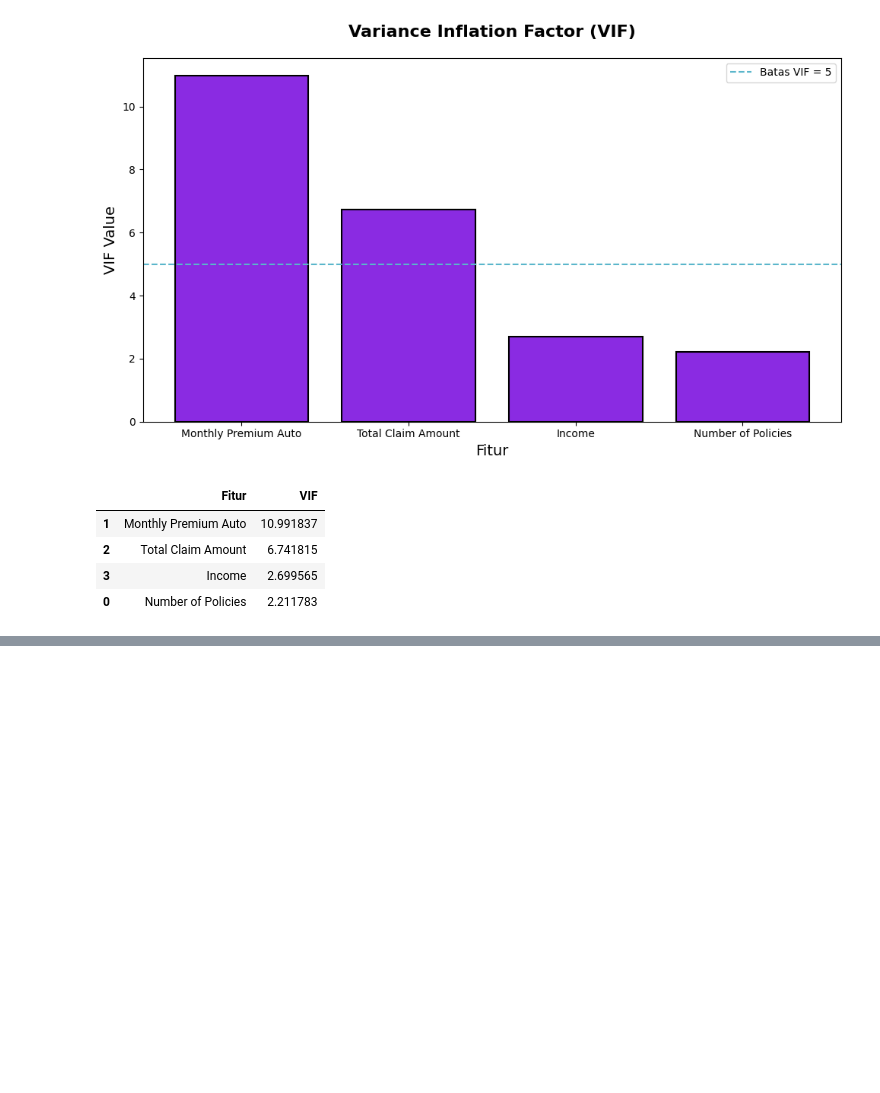
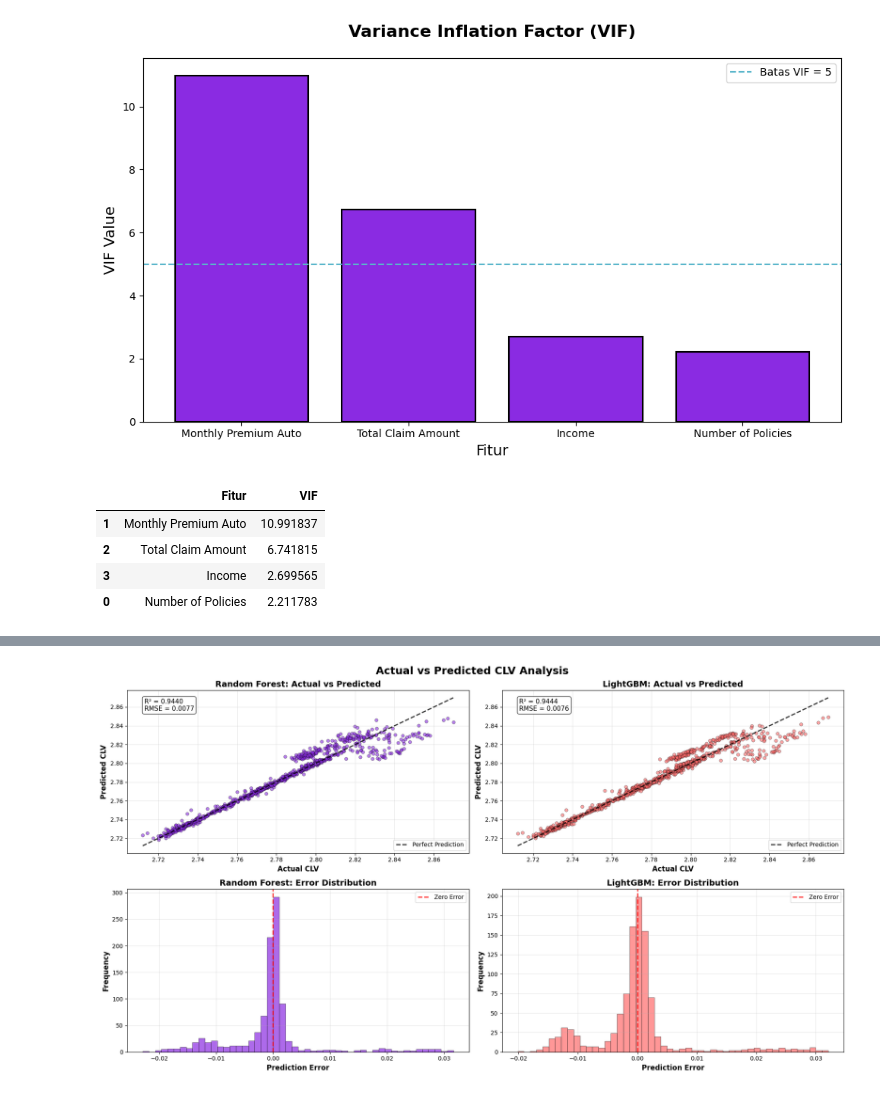
Before and after one commit to BagasNuryaman15/Capstone-2-SatriaDirgantaraN, a Jupyter notebook: Notebook.ipynb, the cells around one changed output, grey strips where cells are left out. Drawn from its saved outputs; the diff is of its cells as text; code cells hidden in the pictures; blank space fills up the shorter version.

```diff
--- a/Notebook.ipynb
+++ b/Notebook.ipynb
@@ -840,0 +1923,78 @@ Tapi jika dilihat dari sudut pandang bisnis dan logika domain, kedua fitur ini j
+# %%
+# Visualisasi Actual vs Predicted CLV
+# Model terbaik kita
+best_models = {
+    'Random Forest': trained_models['Random Forest'],
+    'LightGBM': trained_models['LightGBM']
+}
+
+# Setup figure
+fig, axes = plt.subplots(2, 2, figsize=(18, 10))
+fig.suptitle('Actual vs Predicted CLV Analysis', fontsize=18, fontweight='bold', y=0.98)
+
+colors = ['#8A2BE2', '#FF6B6B']
+
+for i, (model_name, model) in enumerate(best_models.items()):
+    # Prediksi untuk test set
+    y_pred = model.predict(X_test)
+
+    # Scatter plot Actual vs Prediksi
+    axes[0, i].scatter(y_test, y_pred, alpha=0.6, color=colors[i], s=30, edgecolor='black', linewidth=0.5)
+
+    # Prediksi Sempurna line
+    min_val = min(y_test.min(), y_pred.min())
+    max_val = max(y_test.max(), y_pred.max())
+    axes[0, i].plot([min_val, max_val], [min_val, max_val], 'k--', linewidth=2, alpha=0.8, label='Perfect Prediction')
+
+    # Styling scatter plot
+    axes[0, i].set_xlabel('Actual CLV', fontsize=12, fontweight='bold')
+    axes[0, i].set_ylabel('Predicted CLV', fontsize=12, fontweight='bold')
+    axes[0, i].set_title(f'{model_name}: Actual vs Predicted', fontsize=14, fontweight='bold')
+    axes[0, i].grid(True, alpha=0.3)
+    axes[0, i].legend()
+
+    # Menambahkan metrik R2 dan RMSE di plot
+    r2 = r2_score(y_test, y_pred)
+    rmse = np.sqrt(mean_squared_error(y_test, y_pred))
+    axes[0, i].text(0.05, 0.95, f'R² = {r2:.4f}\nRMSE = {rmse:.4f}',
+                    transform=axes[0, i].transAxes, fontsize=11,
+                    verticalalignment='top', bbox=dict(boxstyle='round', facecolor='white', alpha=0.8))
+
+    # Distribution of prediction errors (Residuals)
+    errors = y_test - y_pred
+    axes[1, i].hist(errors, bins=50, alpha=0.7, color=colors[i], edgecolor='black', linewidth=0.5)
+    axes[1, i].axvline(0, color='red', linestyle='--', linewidth=2, alpha=0.8, label='Zero Error')
+    axes[1, i].set_xlabel('Prediction Error', fontsize=12, fontweight='bold')
+    axes[1, i].set_ylabel('Frequency', fontsize=12, fontweight='bold')
+    axes[1, i].set_title(f'{model_name}: Error Distribution', fontsize=14, fontweight='bold')
+    axes[1, i].grid(True, alpha=0.3)
+    axes[1, i].legend()
+
+    # Statistik error
+    print(f'\n{model_name} ERROR STATISTICS:')
+    print(f'  Mean Error: {np.mean(errors):.6f}')
+    print(f'  Std Error: {np.std(errors):.6f}')
+    print(f'  Max Error: {np.max(np.abs(errors)):.6f}')
+    print(f'  95% of errors within: ±{np.percentile(np.abs(errors), 95):.6f}')
+
+plt.tight_layout()
+plt.show()
+
+# Sample Prediksi vs Actual CLV
+print('\nSAMPLE PREDICTIONS COMPARISON:')
+print('-' * 40)
+sample_indices = np.random.choice(len(y_test), 10, replace=False)
+
+comparison_data = {
+    'Index': sample_indices,
+    'Actual CLV': y_test.iloc[sample_indices].values,
+    'Random Forest Pred': trained_models['Random Forest'].predict(X_test.iloc[sample_indices]),
+    'LightGBM Pred': trained_models['LightGBM'].predict(X_test.iloc[sample_indices])
+}
+
+comparison_df = pd.DataFrame(comparison_data)
+comparison_df['RF Error'] = comparison_df['Actual CLV'] - comparison_df['Random Forest Pred']
+comparison_df['LGB Error'] = comparison_df['Actual CLV'] - comparison_df['LightGBM Pred']
+
+display(comparison_df.round(4))
+# %% [output]
@@ -840,0 +2012 @@ Tapi jika dilihat dari sudut pandang bisnis dan logika domain, kedua fitur ini j
+[figure, added]
```
Also changed, not shown: parts of 44 cells of this notebook.
